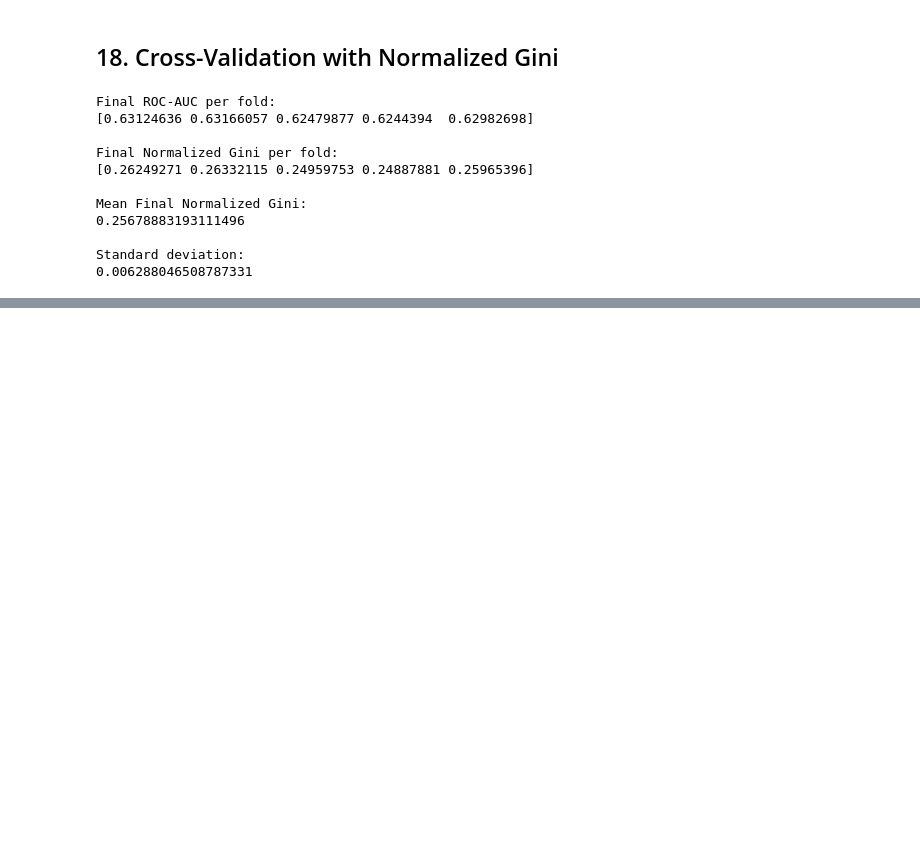
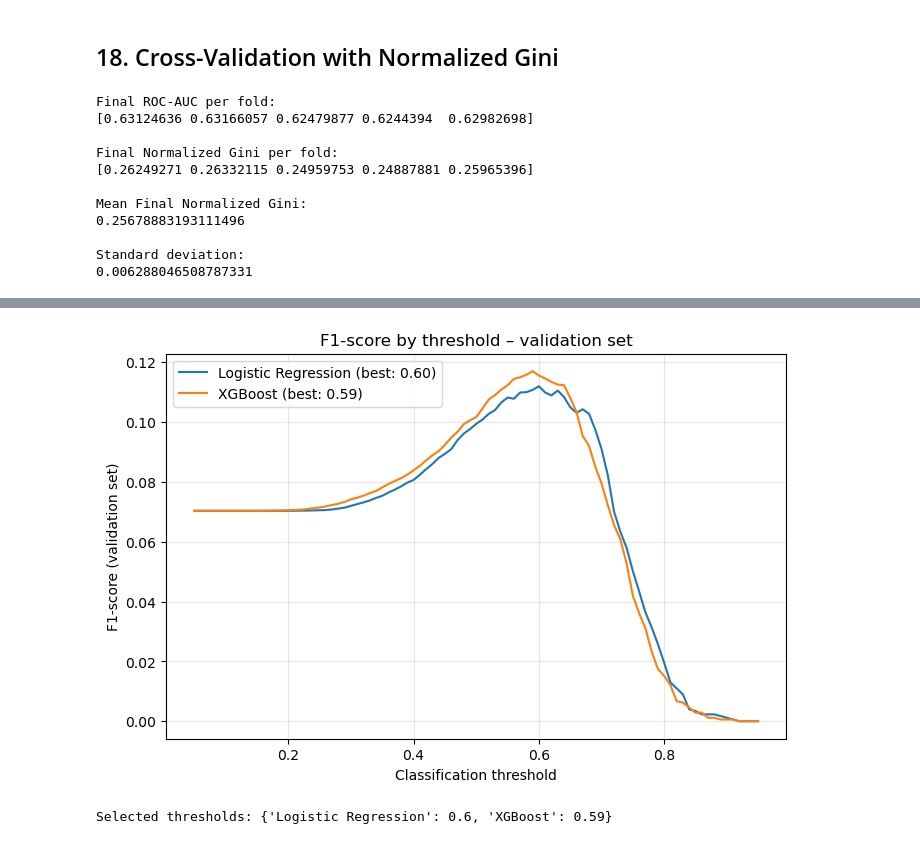
Before and after one commit to Mel95-web/porto-seguro-safe-driver-prediction, a Jupyter notebook: notebooks/porto_seguro_safe_driver_prediction.ipynb, the cells around one changed output, grey strips where cells are left out. Cells and saved outputs as stored; diff of their text form; code cells hidden in the pictures; blank space fills up the shorter version.

```diff
--- a/notebooks/porto_seguro_safe_driver_prediction.ipynb
+++ b/notebooks/porto_seguro_safe_driver_prediction.ipynb
@@ -1390,0 +1391,13 @@ Standard deviation:
+# %%
+# Validation set from the training data (the test data remain untouched)
+X_tr, X_val, y_tr, y_val = train_test_split(
+    X_train,
+    y_train,
+    test_size=0.20,
+    stratify=y_train,
+    random_state=42
+)
+
+print("Reduced training set:", X_tr.shape)
+print("Validation set:", X_val.shape)
+print("Test set:", X_test.shape)
@@ -1390,0 +1503,28 @@ Standard deviation:
+# %%
+thresholds = np.round(np.arange(0.05, 0.96, 0.01), 2)
+
+f1_curves = {}
+best_thresholds = {}
+
+for name, proba in proba_val.items():
+    f1_values = [
+        f1_score(y_val, (proba >= t).astype(int), zero_division=0)
+        for t in thresholds
+    ]
+    f1_curves[name] = f1_values
+    best_thresholds[name] = float(thresholds[int(np.argmax(f1_values))])
+
+plt.figure(figsize=(8, 5))
+for name, f1_values in f1_curves.items():
+    plt.plot(thresholds, f1_values, label=f"{name} (best: {best_thresholds[name]:.2f})")
+plt.xlabel("Classification threshold")
+plt.ylabel("F1-score (validation set)")
+plt.title("F1-score by threshold – validation set")
+plt.legend()
+plt.grid(alpha=0.3)
+plt.show()
+
+print("Selected thresholds:", best_thresholds)
+# %% [output]
+[figure, added]
+Selected thresholds: {'Logistic Regression': 0.6, 'XGBoost': 0.59}
```
Also changed, not shown: parts of 44 cells of this notebook.
